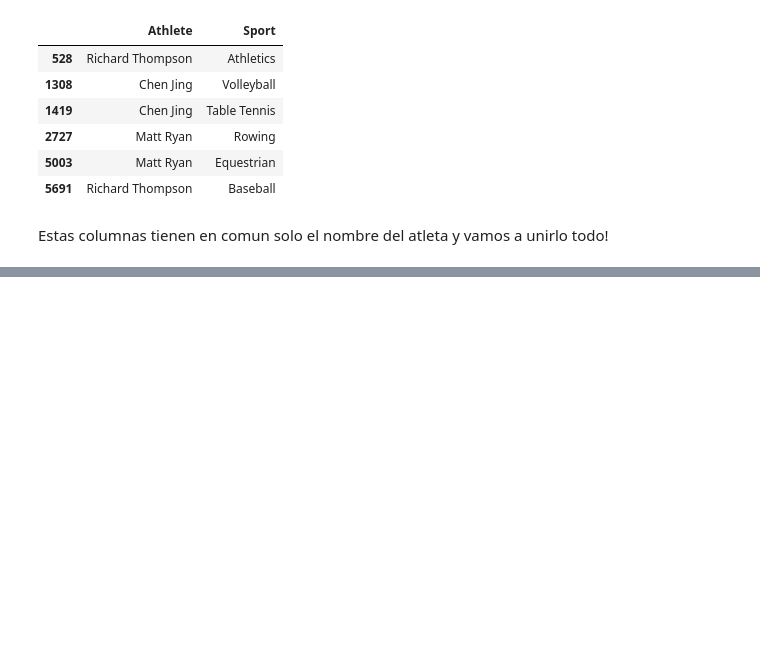
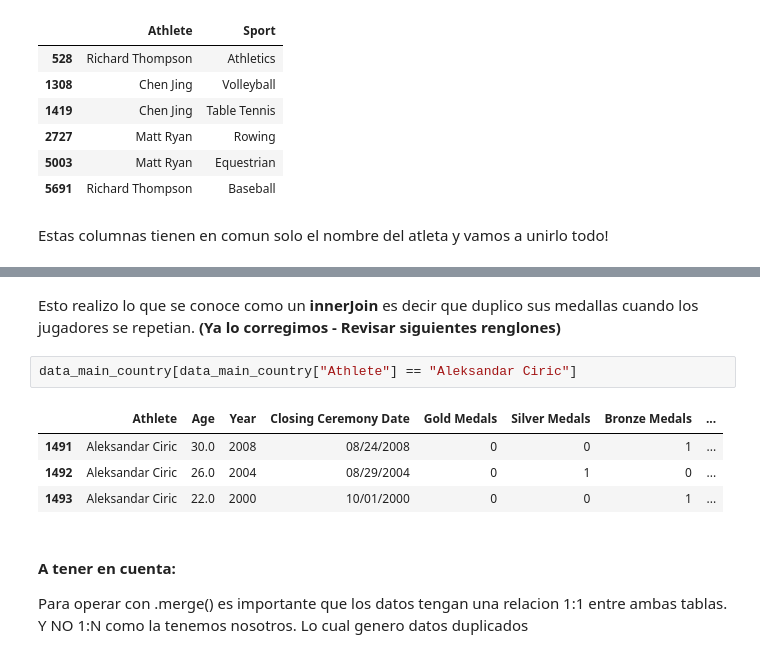
Before and after one commit to Karenahv/python-ml-curso, a Jupyter notebook: notebooks/T2 - 4 Data Cleaning - concatenación de datos.ipynb, the cells around one changed output, grey strips where cells are left out. Cells and saved outputs as stored; diff of their text form; blank space fills up the shorter version.

```diff
--- a/notebooks/T2 - 4 Data Cleaning - concatenación de datos.ipynb
+++ b/notebooks/T2 - 4 Data Cleaning - concatenación de datos.ipynb
@@ -305,0 +334,12 @@ Estas columnas tienen en comun solo el nombre del atleta y vamos a unirlo todo!
+# %% [markdown]
+Esto realizo lo que se conoce como un **innerJoin** es decir que duplico sus medallas cuando los jugadores se repetian. **(Ya lo corregimos - Revisar siguientes renglones)**
+# %%
+data_main_country[data_main_country["Athlete"] == "Aleksandar Ciric"]
+# %% [output]
+|  | Athlete | Age | Year | Closing Ceremony Date | Gold Medals | Silver Medals | Bronze Medals | ... |
+| 1491 | Aleksandar Ciric | 30.0 | 2008 | 08/24/2008 | 0 | 0 | 1 | ... |
+| 1492 | Aleksandar Ciric | 26.0 | 2004 | 08/29/2004 | 0 | 1 | 0 | ... |
+| 1493 | Aleksandar Ciric | 22.0 | 2000 | 10/01/2000 | 0 | 0 | 1 | ... |
+# %% [markdown]
+#### A tener en cuenta:
+Para operar con .merge() es importante que los datos tengan una relacion 1:1 entre ambas tablas. Y NO 1:N como la tenemos nosotros. Lo cual genero datos duplicados
```
Also changed, not shown: parts of 28 cells of this notebook, 5 other files.
